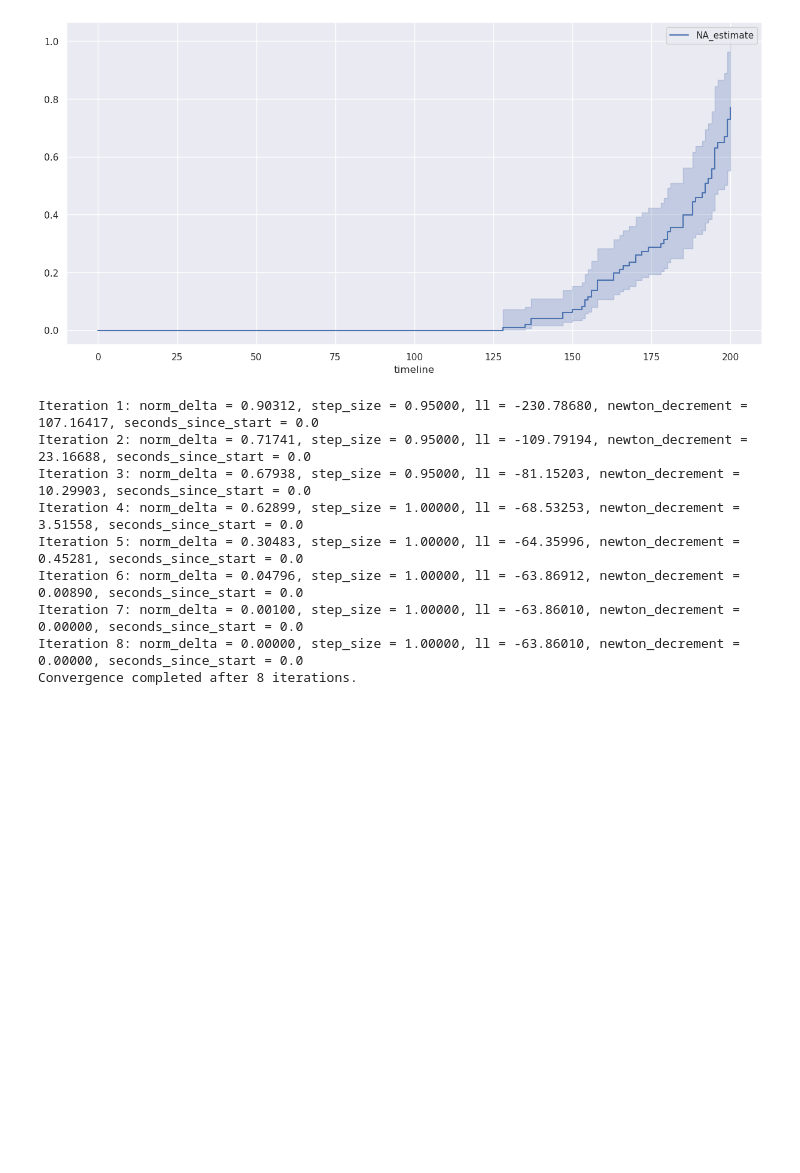
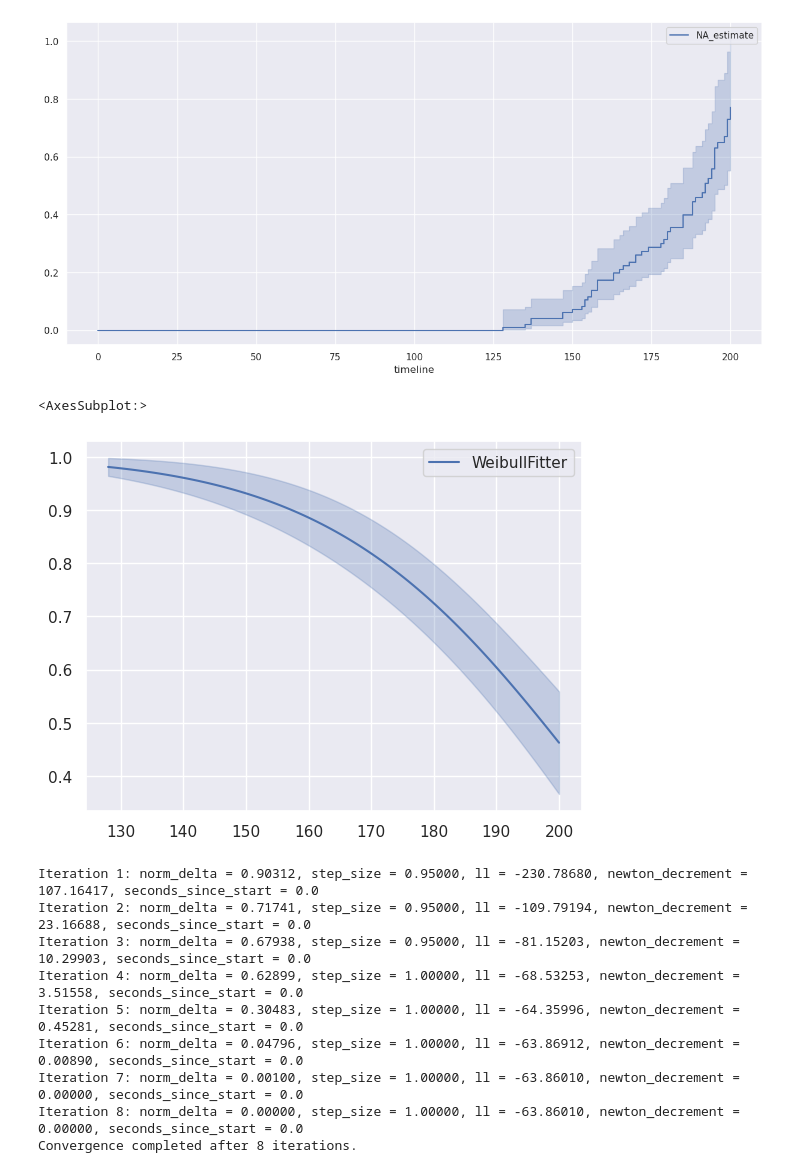
Before and after one commit to xxl4tomxu98/NASA-Jet-Engine-Maintenance, a Jupyter notebook: Survival Analysis/survival.ipynb, the cells around one changed output. Saved outputs shown, nothing was run; the diff lists cells and outputs as text; code cells hidden in the pictures; blank space fills up the shorter version.

Commit message:
add weibull model from lifelines1

```diff
--- a/Survival Analysis/survival.ipynb
+++ b/Survival Analysis/survival.ipynb
@@ -128,6 +129,12 @@ naf.plot()
 # %% [output]
 <AxesSubplot:xlabel='timeline'>
 [figure]
+# %%
+wbf = WeibullFitter().fit(data['time_cycles'], data['breakdown'], label='WeibullFitter')
+wbf.plot_survival_function()
+# %% [output]
+<AxesSubplot:>
+[figure, added]
 # %%
 train_cols = index_names + remaining_sensors + ['start', 'breakdown']
 predict_cols = ['time_cycles'] + remaining_sensors + ['start', 'breakdown']  # breakdown value will be 0
```
Also changed, not shown: parts of 2 cells of this notebook.
